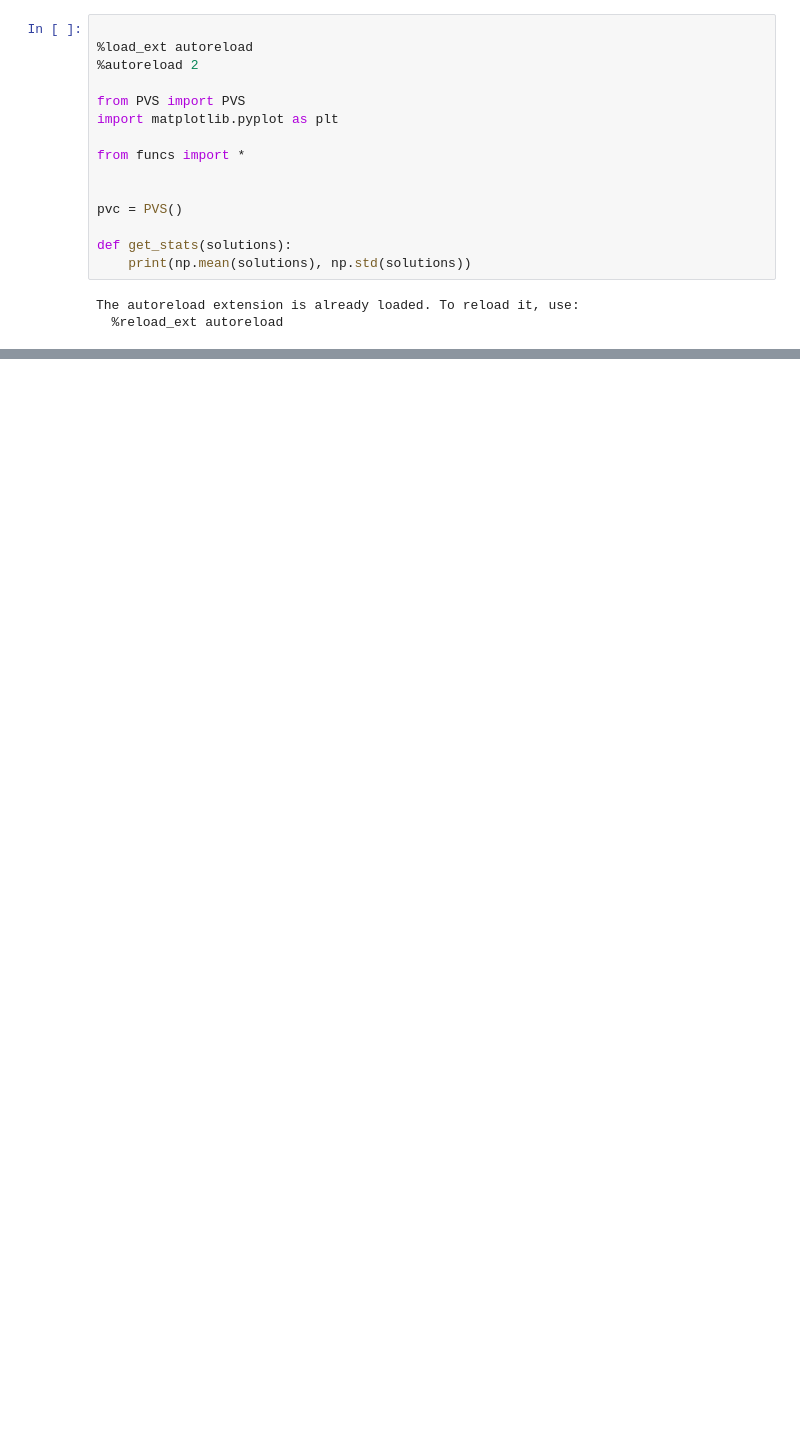
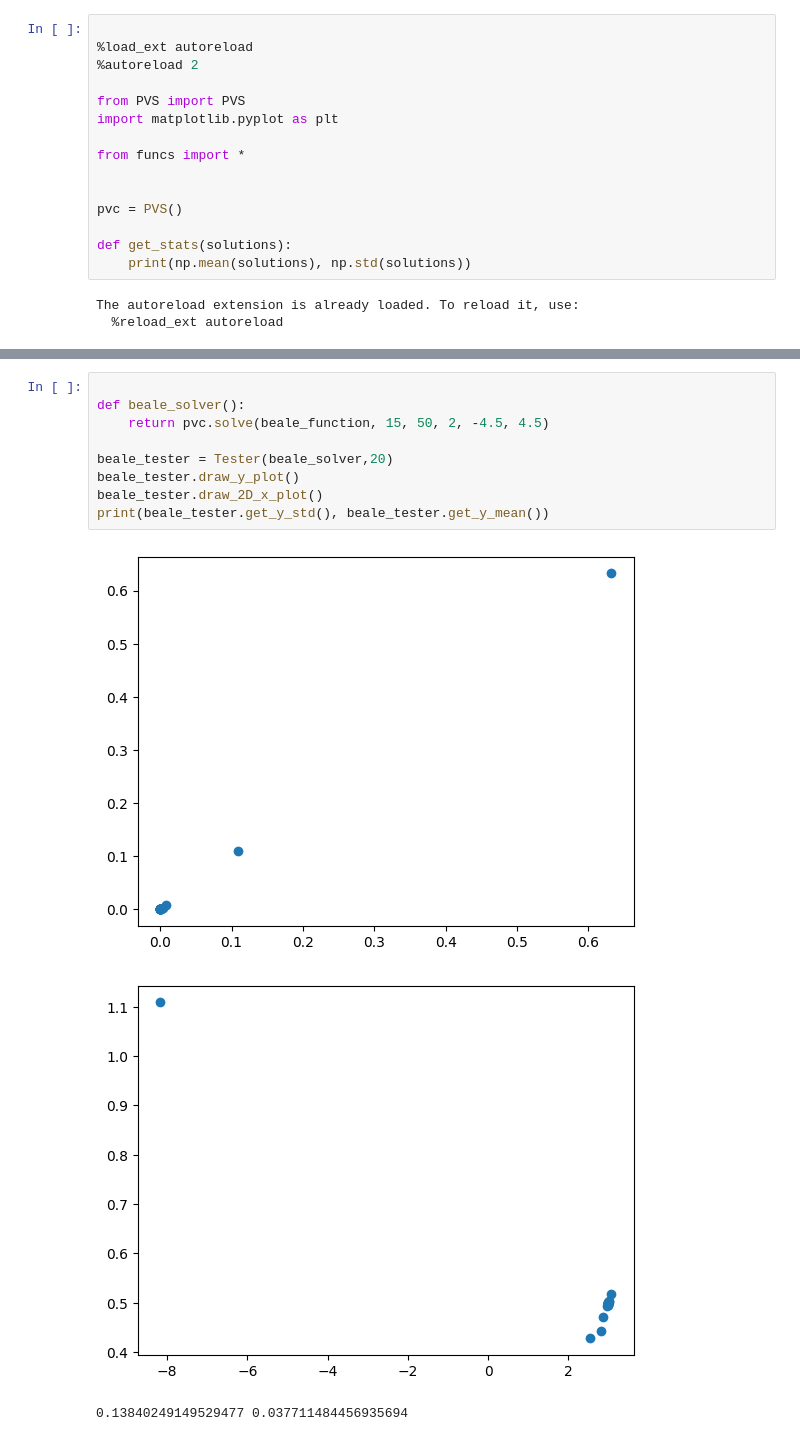
Before and after one commit to BartoszBugla/Algorytmy-heurystyczne, a Jupyter notebook: PVS.ipynb, the cells around one changed output, grey strips where cells are left out. Cells and saved outputs as stored; diff of their text form; blank space fills up the shorter version.

```diff
--- a/PVS.ipynb
+++ b/PVS.ipynb
@@ -170,0 +63,13 @@ plt.scatter([x[1] for x in sol], np.zeros(len(sol)))
+# %%
+
+def beale_solver():
+    return pvc.solve(beale_function, 15, 50, 2, -4.5, 4.5)
+
+beale_tester = Tester(beale_solver,20)
+beale_tester.draw_y_plot()
+beale_tester.draw_2D_x_plot()
+print(beale_tester.get_y_std(), beale_tester.get_y_mean())
+# %% [output]
+[figure, added]
+[figure, added]
+0.13840249149529477 0.037711484456935694
```
Also changed, not shown: parts of 23 cells of this notebook, 3 other files.
